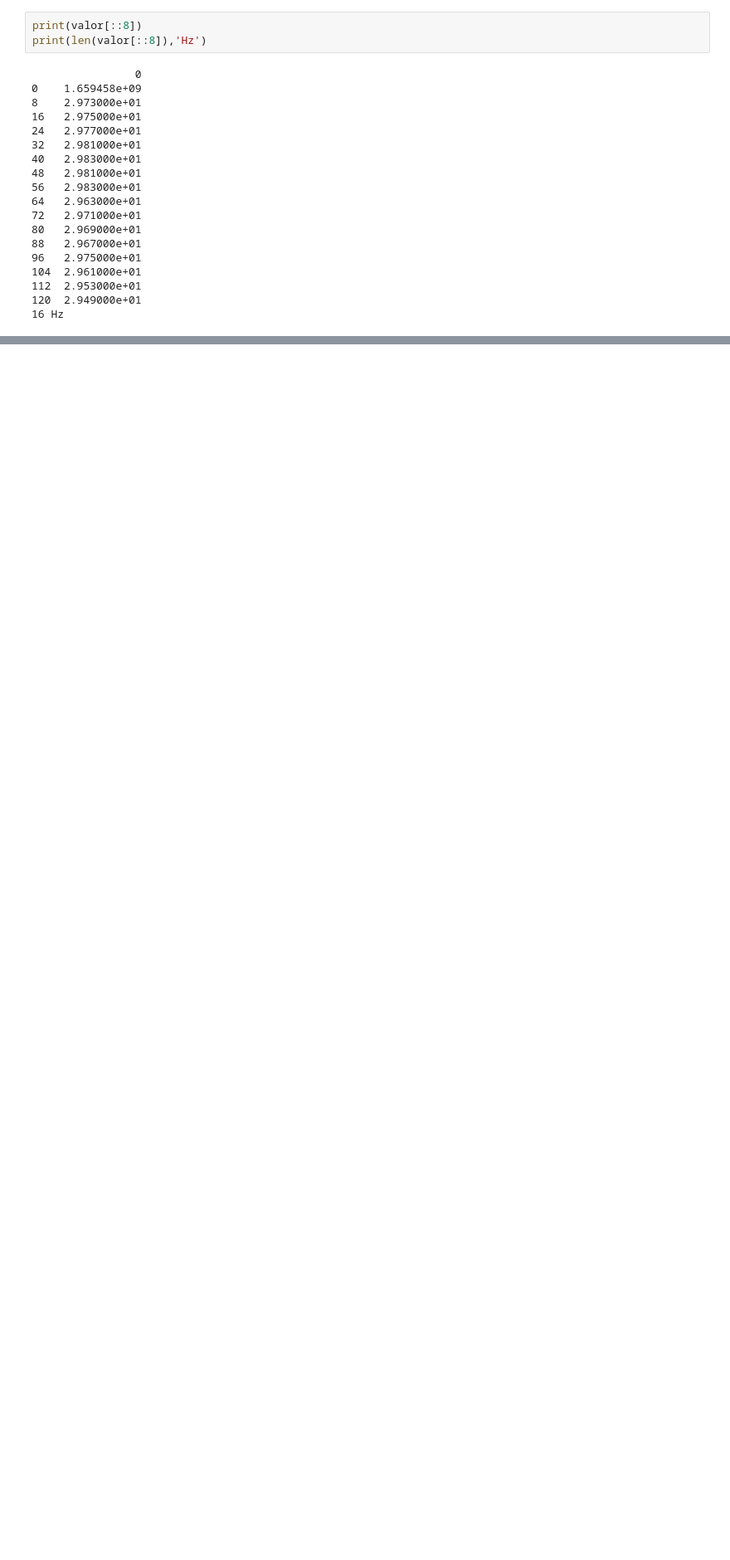
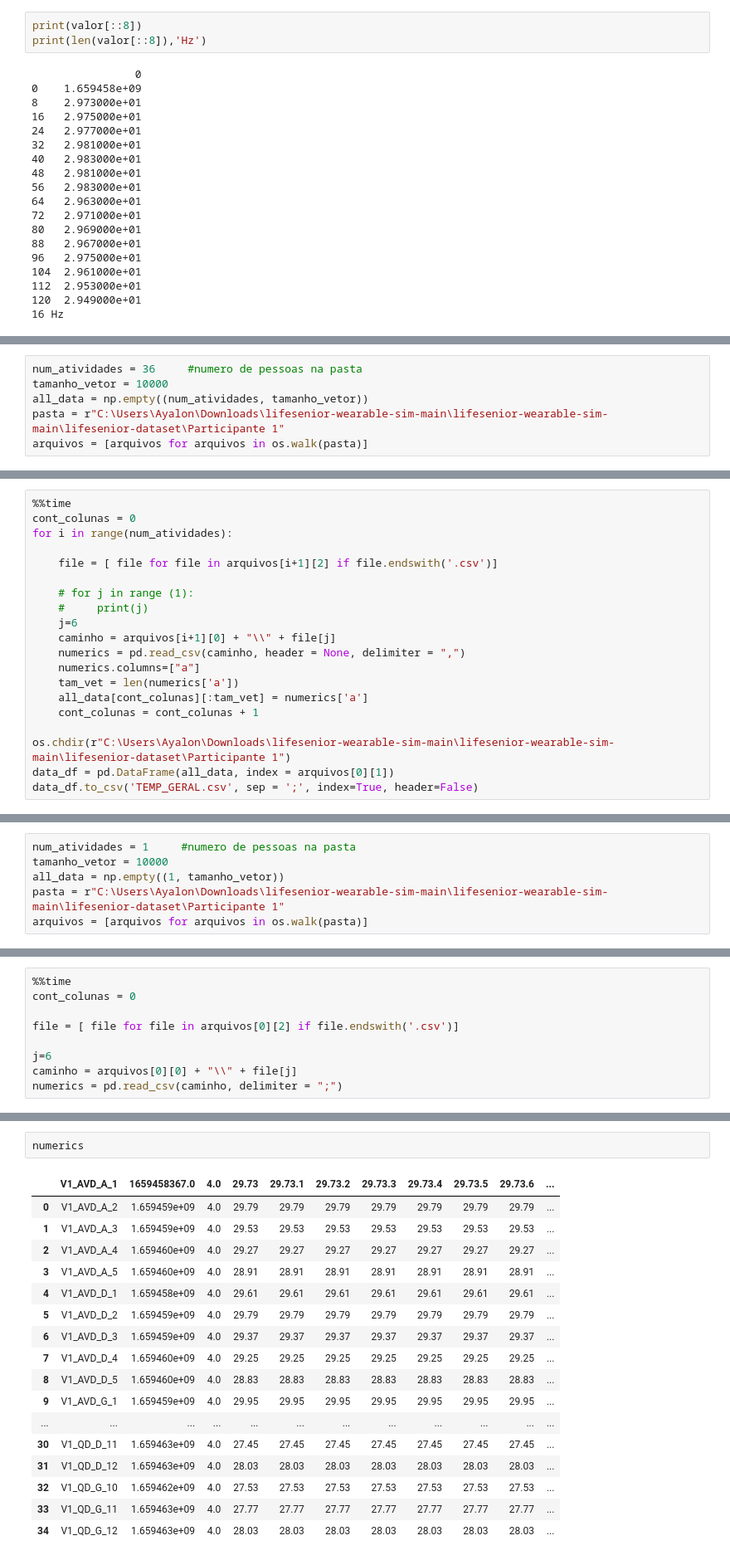
Before and after one commit to Ayalon33/BreathingRate, a Jupyter notebook: LifeSenior_Datasets.ipynb, the cells around one changed output, grey strips where cells are left out. Shown at 83% size. Drawn from its saved outputs; the diff is of its cells as text; blank space fills up the shorter version.

Commit message:
Atualização DataSet

```diff
--- a/LifeSenior_Datasets.ipynb
+++ b/LifeSenior_Datasets.ipynb
@@ -363,0 +611,6 @@ print(len(valor[::8]),'Hz')
+# %%
+num_atividades = 36     #numero de pessoas na pasta
+tamanho_vetor = 10000
+all_data = np.empty((num_atividades, tamanho_vetor))
+pasta = r"C:\Users\Ayalon\Downloads\lifesenior-wearable-sim-main\lifesenior-wearable-sim-main\lifesenior-dataset\Participante 1"
+arquivos = [arquivos for arquivos in os.walk(pasta)]
@@ -363,0 +637,20 @@ print(len(valor[::8]),'Hz')
+# %%
+%%time
+cont_colunas = 0
+for i in range(num_atividades):
+
+    file = [ file for file in arquivos[i+1][2] if file.endswith('.csv')]
+
+    # for j in range (1):
+    #     print(j)
+    j=6
+    caminho = arquivos[i+1][0] + "\\" + file[j]
+    numerics = pd.read_csv(caminho, header = None, delimiter = ",")
+    numerics.columns=["a"]
+    tam_vet = len(numerics['a'])
+    all_data[cont_colunas][:tam_vet] = numerics['a']
+    cont_colunas = cont_colunas + 1
+
+os.chdir(r"C:\Users\Ayalon\Downloads\lifesenior-wearable-sim-main\lifesenior-wearable-sim-main\lifesenior-dataset\Participante 1")
+data_df = pd.DataFrame(all_data, index = arquivos[0][1])
+data_df.to_csv('TEMP_GERAL.csv', sep = ';', index=True, header=False)
@@ -363,0 +659,6 @@ print(len(valor[::8]),'Hz')
+# %%
+num_atividades = 1     #numero de pessoas na pasta
+tamanho_vetor = 10000
+all_data = np.empty((1, tamanho_vetor))
+pasta = r"C:\Users\Ayalon\Downloads\lifesenior-wearable-sim-main\lifesenior-wearable-sim-main\lifesenior-dataset\Participante 1"
+arquivos = [arquivos for arquivos in os.walk(pasta)]
@@ -363,0 +669,9 @@ print(len(valor[::8]),'Hz')
+# %%
+%%time
+cont_colunas = 0
+
+file = [ file for file in arquivos[0][2] if file.endswith('.csv')]
+
+j=6
+caminho = arquivos[0][0] + "\\" + file[j]
+numerics = pd.read_csv(caminho, delimiter = ";")
@@ -363,0 +680,20 @@ print(len(valor[::8]),'Hz')
+# %%
+numerics
+# %% [output]
+|  | V1_AVD_A_1 | 1659458367.0 | 4.0 | 29.73 | 29.73.1 | 29.73.2 | 29.73.3 | 29.73.4 | 29.73.5 | 29.73.6 | ... |
+| 0 | V1_AVD_A_2 | 1.659459e+09 | 4.0 | 29.79 | 29.79 | 29.79 | 29.79 | 29.79 | 29.79 | 29.79 | ... |
+| 1 | V1_AVD_A_3 | 1.659459e+09 | 4.0 | 29.53 | 29.53 | 29.53 | 29.53 | 29.53 | 29.53 | 29.53 | ... |
+| 2 | V1_AVD_A_4 | 1.659460e+09 | 4.0 | 29.27 | 29.27 | 29.27 | 29.27 | 29.27 | 29.27 | 29.27 | ... |
+| 3 | V1_AVD_A_5 | 1.659460e+09 | 4.0 | 28.91 | 28.91 | 28.91 | 28.91 | 28.91 | 28.91 | 28.91 | ... |
+| 4 | V1_AVD_D_1 | 1.659458e+09 | 4.0 | 29.61 | 29.61 | 29.61 | 29.61 | 29.61 | 29.61 | 29.61 | ... |
+| 5 | V1_AVD_D_2 | 1.659459e+09 | 4.0 | 29.79 | 29.79 | 29.79 | 29.79 | 29.79 | 29.79 | 29.79 | ... |
+| 6 | V1_AVD_D_3 | 1.659459e+09 | 4.0 | 29.37 | 29.37 | 29.37 | 29.37 | 29.37 | 29.37 | 29.37 | ... |
+| 7 | V1_AVD_D_4 | 1.659460e+09 | 4.0 | 29.25 | 29.25 | 29.25 | 29.25 | 29.25 | 29.25 | 29.25 | ... |
+| 8 | V1_AVD_D_5 | 1.659460e+09 | 4.0 | 28.83 | 28.83 | 28.83 | 28.83 | 28.83 | 28.83 | 28.83 | ... |
+| 9 | V1_AVD_G_1 | 1.659459e+09 | 4.0 | 29.95 | 29.95 | 29.95 | 29.95 | 29.95 | 29.95 | 29.95 | ... |
+| ... | ... | ... | ... | ... | ... | ... | ... | ... | ... | ... | ... |
+| 30 | V1_QD_D_11 | 1.659463e+09 | 4.0 | 27.45 | 27.45 | 27.45 | 27.45 | 27.45 | 27.45 | 27.45 | ... |
+| 31 | V1_QD_D_12 | 1.659463e+09 | 4.0 | 28.03 | 28.03 | 28.03 | 28.03 | 28.03 | 28.03 | 28.03 | ... |
+| 32 | V1_QD_G_10 | 1.659462e+09 | 4.0 | 27.53 | 27.53 | 27.53 | 27.53 | 27.53 | 27.53 | 27.53 | ... |
+| 33 | V1_QD_G_11 | 1.659463e+09 | 4.0 | 27.77 | 27.77 | 27.77 | 27.77 | 27.77 | 27.77 | 27.77 | ... |
+| 34 | V1_QD_G_12 | 1.659463e+09 | 4.0 | 28.03 | 28.03 | 28.03 | 28.03 | 28.03 | 28.03 | 28.03 | ... |
```
Also changed, not shown: parts of 26 cells of this notebook.
